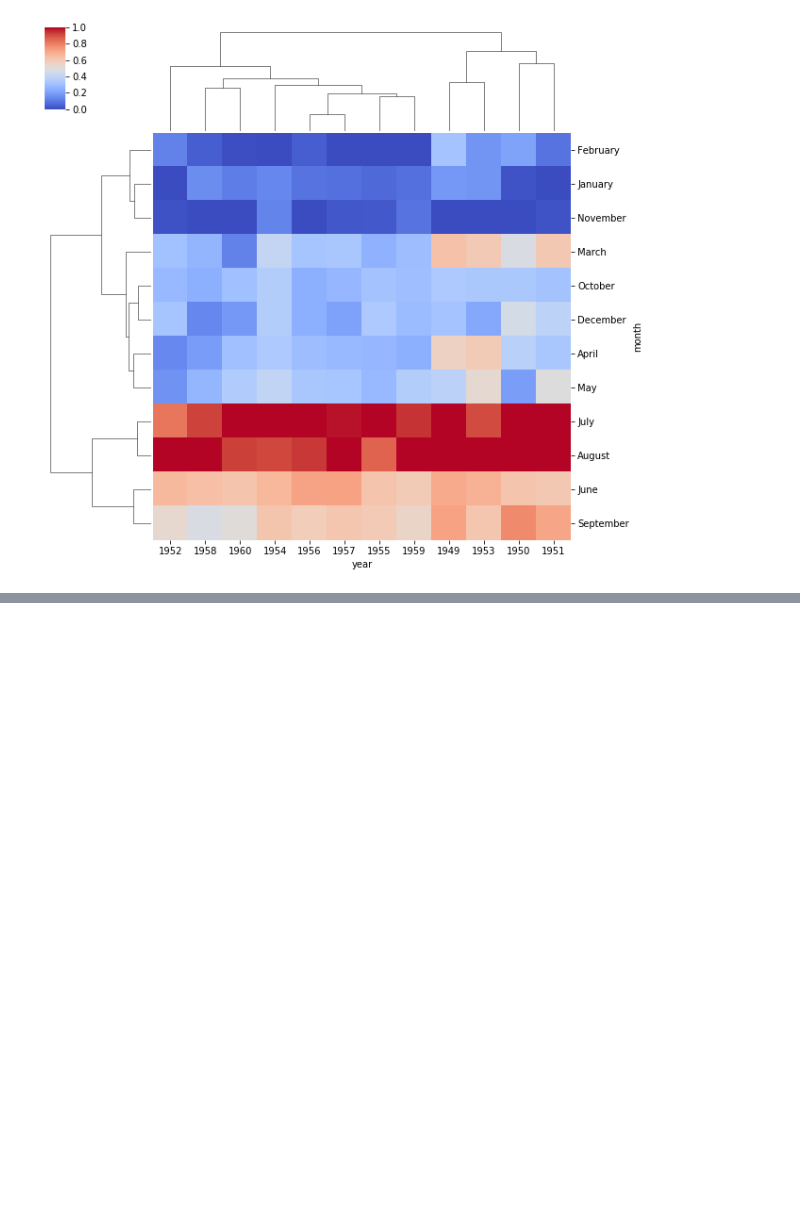
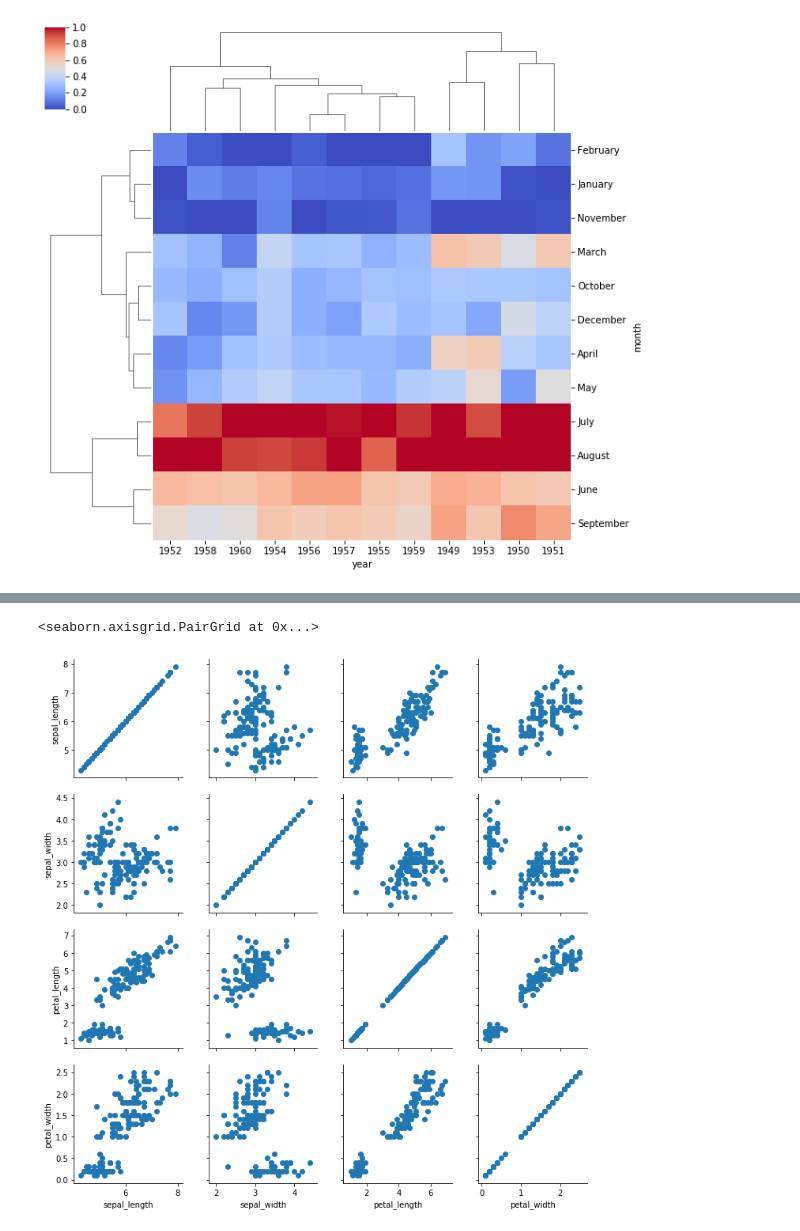
Before and after one commit to ricardojguzman/DSPractice, a Jupyter notebook: Udemy/PY-DS-ML-Bootcamp/Sources/06-Data-Visualization-with-Seaborn/seaborn.ipynb, the cells around one changed output, grey strips where cells are left out. Cells and saved outputs as stored; diff of their text form; code cells hidden in the pictures; blank space fills up the shorter version.

```diff
--- a/Udemy/PY-DS-ML-Bootcamp/Sources/06-Data-Visualization-with-Seaborn/seaborn.ipynb
+++ b/Udemy/PY-DS-ML-Bootcamp/Sources/06-Data-Visualization-with-Seaborn/seaborn.ipynb
@@ -43,0 +66,6 @@ sns.clustermap(fp,cmap='coolwarm',standard_scale=1)
+# %%
+g= sns.PairGrid(iris)
+g.map(plt.scatter)
+# %% [output]
+<seaborn.axisgrid.PairGrid at 0x...>
+[figure, added]
```
Also changed, not shown: parts of 9 cells of this notebook.
